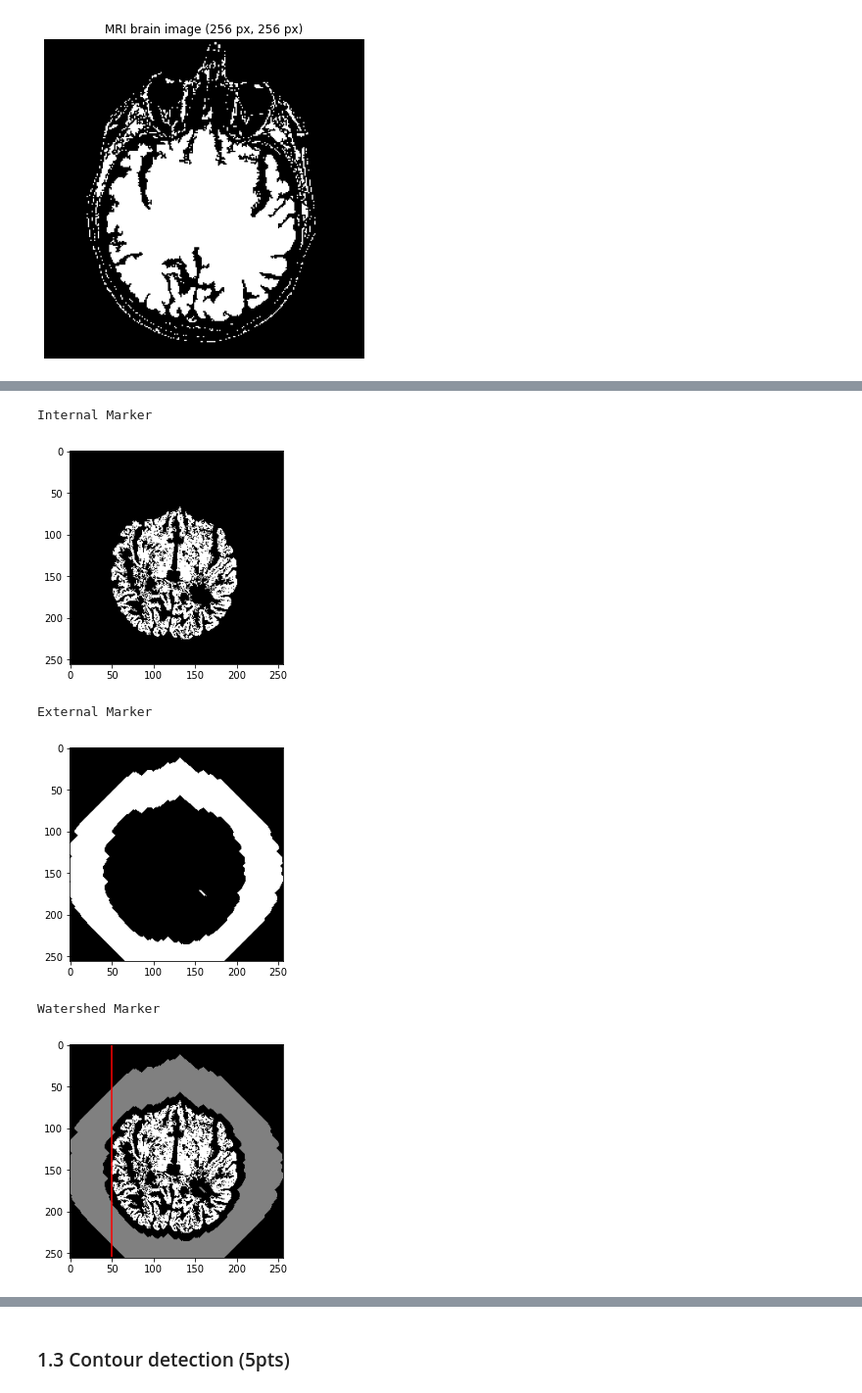
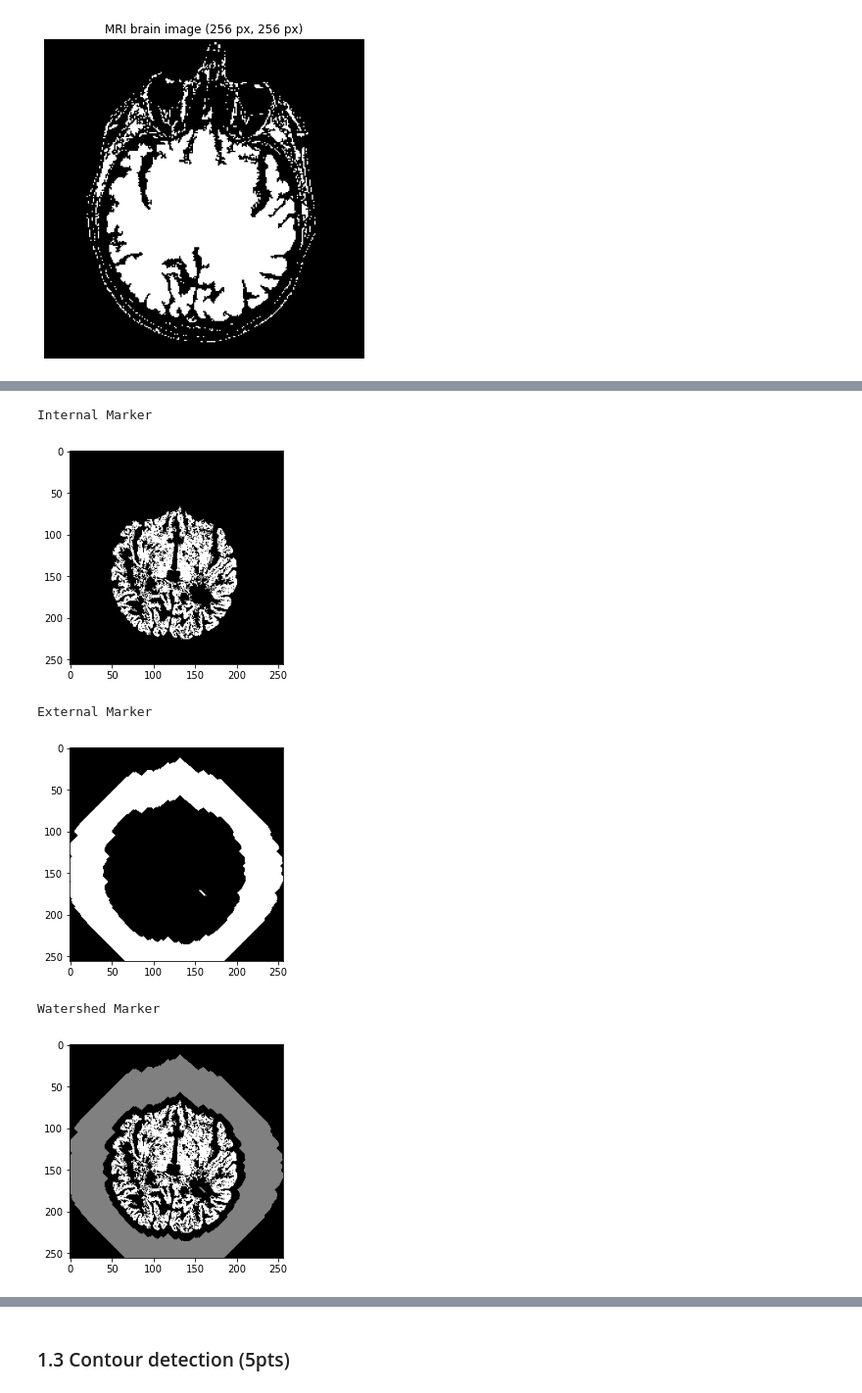
Before and after one commit to benhaj/ImageAnalysisPatternRecognition-labs, a Jupyter notebook: labs/lab_01_segmentation-Copy1.ipynb, the cells around one changed output, grey strips where cells are left out. Shown at 98% size. Saved outputs shown, nothing was run; the diff lists cells and outputs as text; code cells hidden in the pictures.

```diff
--- a/labs/lab_01_segmentation-Copy1.ipynb
+++ b/labs/lab_01_segmentation-Copy1.ipynb
@@ -169,35 +171,34 @@ def generate_markers(image):
                        marker_internal_labels[coordinates[0], coordinates[1]] = 0
     marker_internal = marker_internal_labels > 0
     #Creation of the external Marker
     external_a = ndi.binary_dilation(marker_internal, iterations=10)
     external_b = ndi.binary_dilation(marker_internal, iterations=55)
     marker_external = external_b ^ external_a
     #Creation of the Watershed Marker matrix
     marker_watershed = np.zeros((256, 256), dtype=np.int)
     marker_watershed += marker_internal * 255
     marker_watershed += marker_external * 128
 
     return marker_internal, marker_external, marker_watershed
 
 #Show some example markers from the middle
 test_patient_internal, test_patient_external, test_patient_watershed = generate_markers(brain_im)
 print ("Internal Marker")
 plt.imshow(test_patient_internal, cmap='gray')
 plt.show()
 print ("External Marker")
 plt.imshow(test_patient_external, cmap='gray')
 plt.show()
 print ("Watershed Marker")
 plt.imshow(test_patient_watershed, cmap='gray')
-plt.vlines(50, color='red', ymin=0, ymax=255)
 plt.show()
 # %% [output]
 Internal Marker
 [figure]
 External Marker
 [figure]
 Watershed Marker
-[figure, old version]
+[figure, new version]
 # %%
 def seperate_lungs(image):
     #Creation of the markers as shown above:
```
Also changed, not shown: parts of 11 cells of this notebook.
